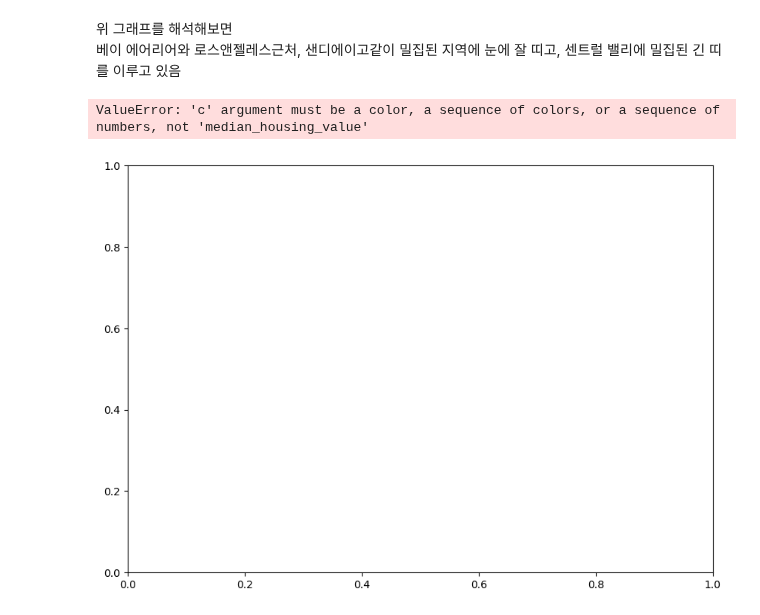
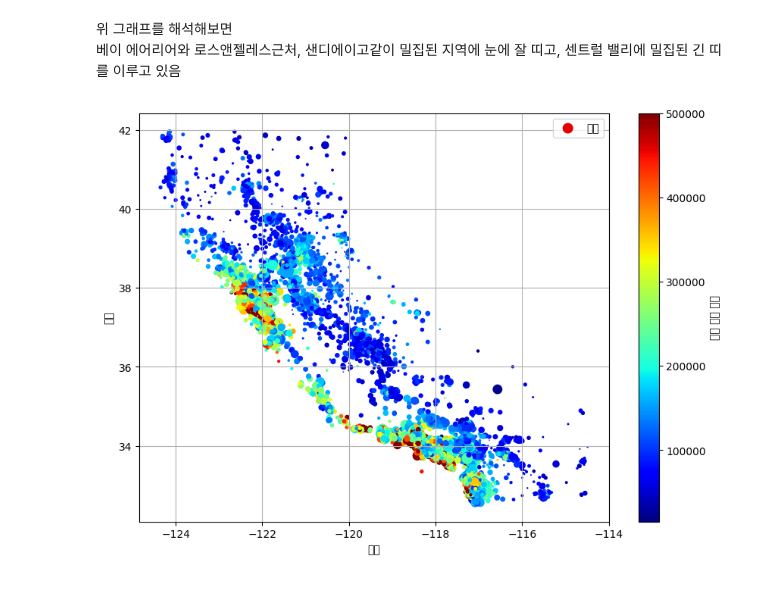
Before and after one commit to ghkdtjdbs/Hands-on-Machine-Learning-Study, a Jupyter notebook: Chapter2.ipynb, the cells around one changed output. Drawn from its saved outputs; the diff is of its cells as text; code cells hidden in the pictures.

```diff
--- a/Chapter2.ipynb
+++ b/Chapter2.ipynb
@@ -295,16 +295,20 @@ plt.show()
 # %%
 #이제 주택 가구를 나타내 보자!
 #원의 반지름은 구역의 인구(s), 색상은 가격(c)(빨간색:높은 가격, 파란색:낮은 가격은 범위를 가지는 jet)
 
+# 주택 가격 산점도 시각화
 housing.plot(kind="scatter", x="longitude", y="latitude", grid=True,
              s=housing["population"] / 100, label="인구",
-             c="median_housing_value", camp="jet", colorbar=True,
+             c="median_house_value", cmap="jet", colorbar=True,
              legend=True, figsize=(10, 7))
-cax=plt.gcf().get_axes()[1]
-cax.set_ylabel("가격", rotation=270, fontsize=18)
+
+# 컬러바(Colorbar)의 라벨 설정
+cax = plt.gcf().get_axes()[1]
+cax.set_ylabel("중간 주택 가격")
+
+# X축, Y축 라벨 설정 및 출력
 plt.xlabel("경도")
 plt.ylabel("위도")
 plt.show()
 # %% [output]
-ValueError: 'c' argument must be a color, a sequence of colors, or a sequence of numbers, not 'median_housing_value'
-[figure, old version]
+[figure, new version]
```
Also changed, not shown: parts of 8 cells of this notebook.
